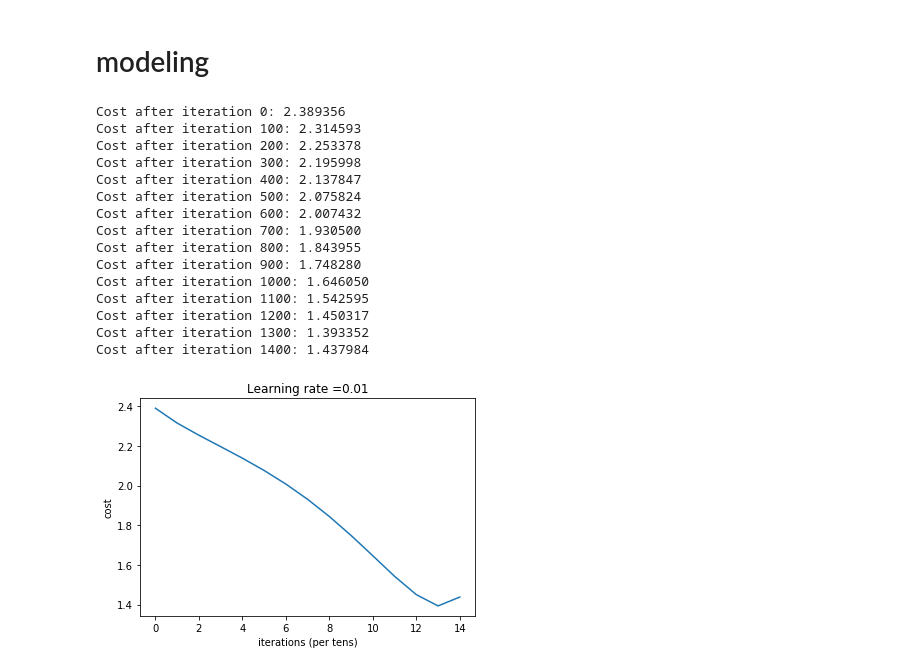
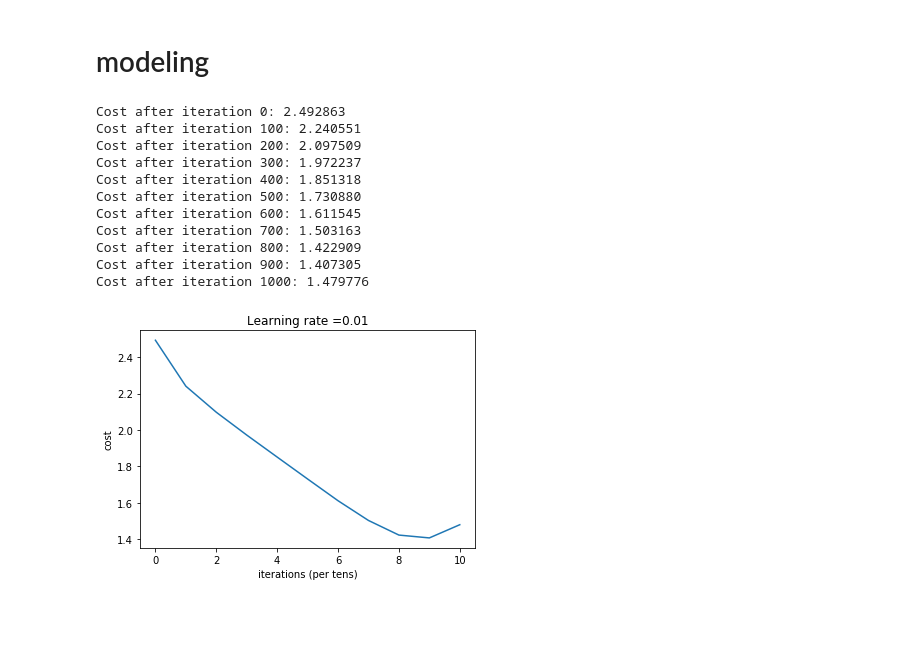
Before and after one commit to sooooner/DL_train_with_Digit_Recognizer, a Jupyter notebook: Digit_Recognizer.ipynb, the cells around one changed output. Saved outputs shown, nothing was run; the diff lists cells and outputs as text; code cells hidden in the pictures; blank space fills up the shorter version.

```diff
--- a/Digit_Recognizer.ipynb
+++ b/Digit_Recognizer.ipynb
@@ -458,13 +468,14 @@ $$ da^{[l-1]} = W^{[l]T} \bullet dz^{[l]}  $$
 # %% [markdown]
 $$ dZ^{[l]} = W^{[l+1]T} \bullet dZ^{[l+1]} * g^{[l]'}(Z^{[l]}) $$
 # %%
-def linear_backward(dZ, cache):
+def linear_backward(dZ, cache, Lambd=1):
     """
     Implement the linear portion of backward propagation for a single layer (layer l)
 
     Arguments:
     dZ -- Gradient of the cost with respect to the linear output (of current layer l)
     cache -- tuple of values (A_prev, W, b) coming from the forward propagation in the current layer
+    Lambd -- regularization parameter
 
     Returns:
     dA_prev -- Gradient of the cost with respect to the activation (of the previous layer l-1), same shape as A_prev
@@ -475,7 +486,7 @@ def linear_backward(dZ, cache):
     A_prev, W, b = cache
     m = A_prev.shape[1]
 
-    dW = 1 / m * np.dot(dZ,A_prev.T)
+    dW = 1 / m * np.dot(dZ,A_prev.T) + Lambd * W /m
     db = 1 / m * np.sum(dZ, axis=1, keepdims=True)
     dA_prev = np.dot(W.T,dZ)
 
@@ -654,7 +664,7 @@ def relu_backward(dA, cache):
 
     return dZ
 # %%
-def linear_activation_backward(dA, cache, activation):
+def linear_activation_backward(dA, cache, activation, Lambd=1):
     """
     Implement the backward propagation for the LINEAR->ACTIVATION layer.
 
@@ -672,26 +682,26 @@ def linear_activation_backward(dA, cache, activation):
 
     if activation == "relu":
         dZ = relu_backward(dA, activation_cache)
-        dA_prev, dW, db = linear_backward(dZ, linear_cache)
+        dA_prev, dW, db = linear_backward(dZ, linear_cache, Lambd)
 
     elif activation == "sigmoid":
         dZ = sigmoid_backward(dA, activation_cache)
-        dA_prev, dW, db = linear_backward(dZ, linear_cache)
+        dA_prev, dW, db = linear_backward(dZ, linear_cache, Lambd)
 
     elif activation == "tanh":
         dZ = tanh_backward(dA, activation_cache)
-        dA_prev, dW, db = linear_backward(dZ, linear_cache)
+        dA_prev, dW, db = linear_backward(dZ, linear_cache, Lambd)
 
     elif activation == "softmax":
         dZ = softmax_backward(dA, activation_cache)
-        dA_prev, dW, db = linear_backward(dZ, linear_cache)
+        dA_prev, dW, db = linear_backward(dZ, linear_cache, Lambd)
 
     return dA_prev, dW, db
 # %%
 dA_prev, dW, db = linear_activation_backward(dA=A4 - dfY, cache=caches[3], activation='softmax')
 # dA_prev, dW, db
 # %%
-def L_model_backward(AL, Y, caches):
+def L_model_backward(AL, Y, caches, Lambd=1):
     """
     Implement the backward propagation for the LINEAR -> RELU -> LINEAR  TANH -> LINEAR -> SIGMOID -> LINEAR -> SOFTMAX group
 
@@ -717,13 +727,13 @@ def L_model_backward(AL, Y, caches):
     dAL = AL - dfY
 
     current_cache = caches[L-1]
-    grads["dA" + str(L - 1)], grads["dW" + str(L)], grads["db" + str(L)] = linear_activation_backward(dAL, current_cache, activation = "softmax")
+    grads["dA" + str(L - 1)], grads["dW" + str(L)], grads["db" + str(L)] = linear_activation_backward(dAL, current_cache, activation = "softmax", Lambd=Lambd)
 
 #     for l, act_func in zip(reversed(range(L-1)), ['sigmoid', 'tanh', 'relu']):
     for l in reversed(range(L-1)):
         current_cache = caches[l]
 #         dA_prev_temp, dW_temp, db_temp = linear_activation_backward(grads["dA"+str(l + 1)], current_cache, activation = act_func)
-        dA_prev_temp, dW_temp, db_temp = linear_activation_backward(grads["dA"+str(l + 1)], current_cache, activation = 'relu')
+        dA_prev_temp, dW_temp, db_temp = linear_activation_backward(grads["dA"+str(l + 1)], current_cache, activation = 'relu', Lambd=Lambd)
         grads["dA" + str(l)] = dA_prev_temp
         grads["dW" + str(l + 1)] = dW_temp
         grads["db" + str(l + 1)] = db_temp
@@ -760,7 +770,7 @@ parameters = update_parameters(parameters, grads, learning_rate=0.02)
 # %% [markdown]
 # modeling
 # %%
-def L_layer_model(dfX, dfY, learning_rate = 0.0075, num_iterations = 3000, print_cost=False):
+def L_layer_model(dfX, dfY, learning_rate = 0.0075, num_iterations = 3000, print_cost=False, Lambd=1):
     """
     Implements a L-layer neural network: LINEAR -> RELU -> LINEAR  TANH -> LINEAR -> SIGMOID -> LINEAR -> SOFTMAX.
 
@@ -787,9 +797,9 @@ def L_layer_model(dfX, dfY, learning_rate = 0.0075, num_iterations = 3000, print
 
         AL, caches = L_model_forward(dfX, parameters)
 
-        cost = compute_cost(AL, dfY)
+        cost = compute_cost(AL, dfY, caches, Lambd=Lambd)
 
-        grads = L_model_backward(AL, dfY, caches)
+        grads = L_model_backward(AL, dfY, caches, Lambd=Lambd)
 
         parameters = update_parameters(parameters, grads, learning_rate)
 
@@ -806,21 +816,17 @@ def L_layer_model(dfX, dfY, learning_rate = 0.0075, num_iterations = 3000, print
     return parameters
 # %%
 %%time
-parameters = L_layer_model(dfX, dfY, learning_rate = 0.01, num_iterations = 5000, print_cost=True)
+parameters = L_layer_model(dfX, dfY, learning_rate = 0.01, num_iterations = 1001, print_cost=True)
 # %% [output]
-Cost after iteration 0: 2.389356
-Cost after iteration 100: 2.314593
-Cost after iteration 200: 2.253378
-Cost after iteration 300: 2.195998
-Cost after iteration 400: 2.137847
-Cost after iteration 500: 2.075824
-Cost after iteration 600: 2.007432
-Cost after iteration 700: 1.930500
-Cost after iteration 800: 1.843955
-Cost after iteration 900: 1.748280
-Cost after iteration 1000: 1.646050
-Cost after iteration 1100: 1.542595
-Cost after iteration 1200: 1.450317
-Cost after iteration 1300: 1.393352
-Cost after iteration 1400: 1.437984
+Cost after iteration 0: 2.492863
+Cost after iteration 100: 2.240551
+Cost after iteration 200: 2.097509
+Cost after iteration 300: 1.972237
+Cost after iteration 400: 1.851318
+Cost after iteration 500: 1.730880
+Cost after iteration 600: 1.611545
+Cost after iteration 700: 1.503163
+Cost after iteration 800: 1.422909
+Cost after iteration 900: 1.407305
+Cost after iteration 1000: 1.479776
-[figure, old version]
+[figure, new version]
```
Also changed, not shown: parts of 27 cells of this notebook.
